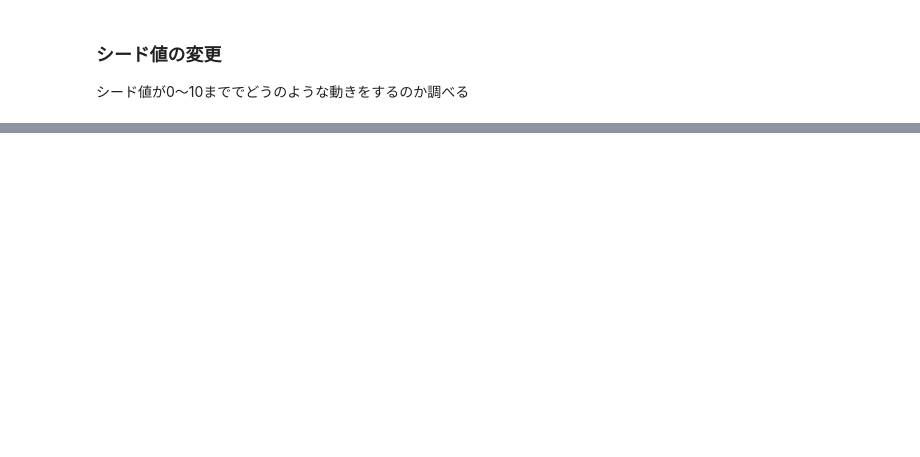
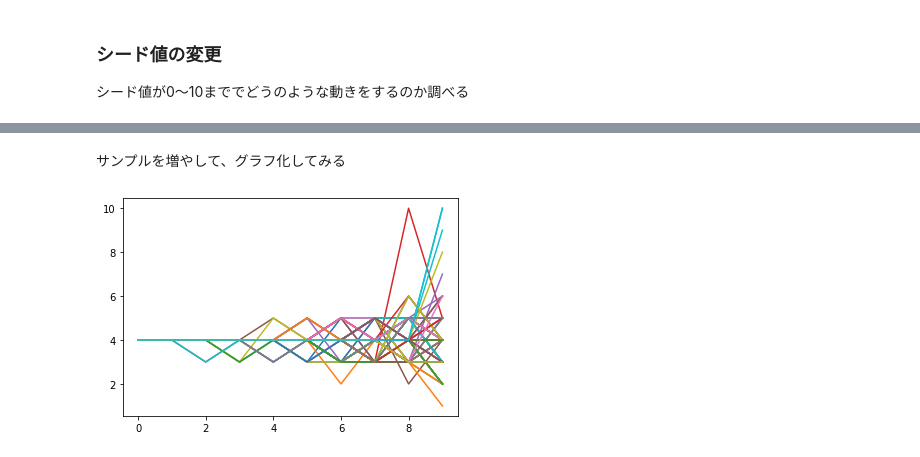
Before and after one commit to KaitoMuraoka/BasicQuantumAlgorithm, a Jupyter notebook: main/Second.ipynb, the cells around one changed output, grey strips where cells are left out. Saved outputs shown, nothing was run; the diff lists cells and outputs as text; code cells hidden in the pictures; blank space fills up the shorter version.

```diff
--- a/main/Second.ipynb
+++ b/main/Second.ipynb
@@ -316,5 +287,0 @@ maximal probability 1.151362e-01 is obtained at k = 5
-# %%
-hoge = state.copy()
-U_w = make_U_w(nqubits)
-U_w.update_quantum_state(hoge)
-print(hoge.get_vector())
@@ -381,0 +395,17 @@ plt.plot(max_result)
+# %% [markdown]
+ サンプルを増やして、グラフ化してみる
+# %%
+max_result = []
+nqubits = 5
+
+for i in range(100):
+    max_result_k = []
+    for j in range(10):
+        noisy_grover_graph_output(nqubits, 10, j / 10)
+    max_result.append(max_result_k)
+
+# print(max_result)
+for i in max_result:
+    plt.plot(i)
+# %% [output]
+[figure, added]
```
Also changed, not shown: parts of 14 cells of this notebook.
